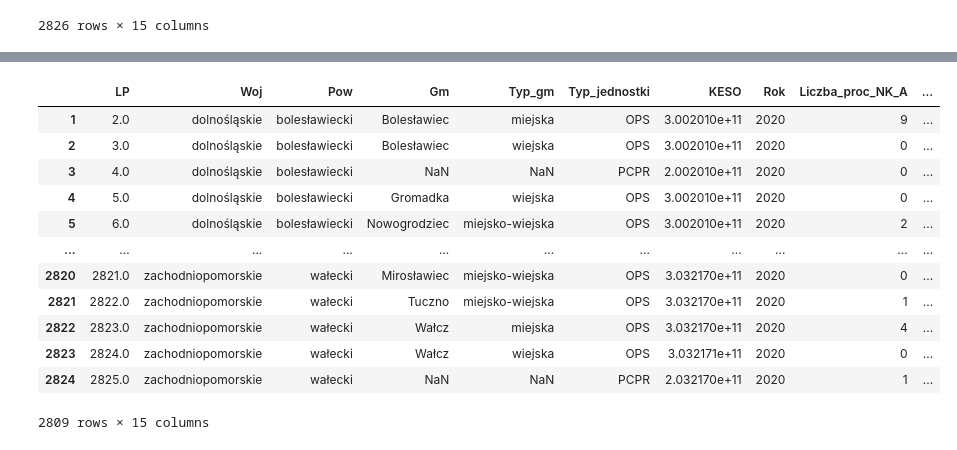
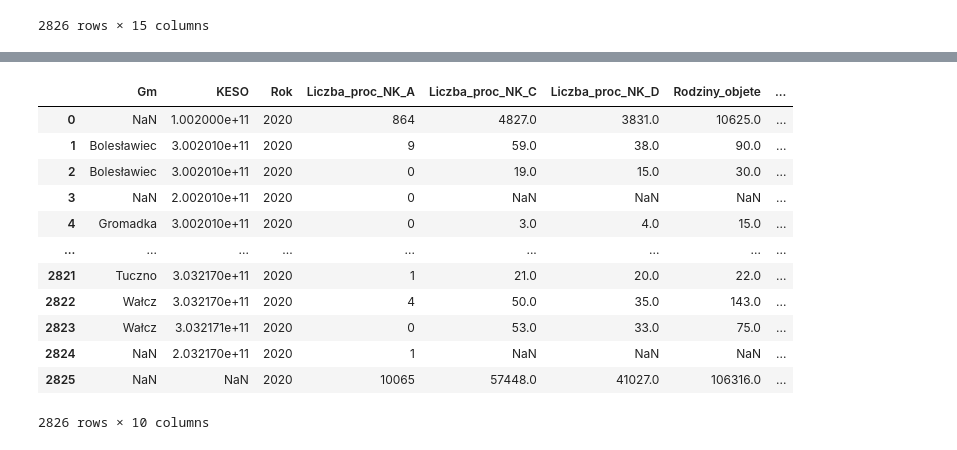
Before and after one commit to Francho03/Praca-licencjacka, a Jupyter notebook: Niebieska_karta2020_2014.ipynb, the cells around one changed output, grey strips where cells are left out. Saved outputs shown, nothing was run; the diff lists cells and outputs as text; code cells hidden in the pictures.

```diff
--- a/Niebieska_karta2020_2014.ipynb
+++ b/Niebieska_karta2020_2014.ipynb
@@ -84,8 +91,8 @@ Sprawozdanie_przemoc_2020
 | 2825 | NaN | RAZEM | NaN | NaN | NaN | NaN | NaN | 10065 | ... |
 2826 rows × 15 columns
 # %%
-Sprawozdanie_przemoc_2020=Sprawozdanie_przemoc_2020[Sprawozdanie_przemoc_2020["Woj"].notna()]
-Sprawozdanie_przemoc_2020= Sprawozdanie_przemoc_2020[Sprawozdanie_przemoc_2020["Pow"].notna()]
+# Sprawozdanie_przemoc_2020=Sprawozdanie_przemoc_2020[Sprawozdanie_przemoc_2020["Woj"].notna()]
+# Sprawozdanie_przemoc_2020= Sprawozdanie_przemoc_2020[Sprawozdanie_przemoc_2020["Pow"].notna()]
 Sprawozdanie_przemoc_2020
 # %% [output]
 |  | LP | Woj | Pow | Gm | Typ_gm | Typ_jednostki | KESO | Liczba_proc_NK_A | ... |
@@ -104,20 +128,20 @@ Sprawozdanie_przemoc_2020
 # %%
-Sprawozdanie_przemoc_2020= Sprawozdanie_przemoc_2020.iloc[:, [0,1,2,3,4,5,6,14,7,8,9,10,11,12,13]]
+Sprawozdanie_przemoc_2020= Sprawozdanie_przemoc_2020.iloc[:, [3,6,14,7,8,9,10,11,12,13]]
 Sprawozdanie_przemoc_2020
 # %% [output]
-|  | LP | Woj | Pow | Gm | Typ_gm | Typ_jednostki | KESO | Rok | Liczba_proc_NK_A | ... |
-| 1 | 2.0 | dolnośląskie | bolesławiecki | Bolesławiec | miejska | OPS | 3.002010e+11 | 2020 | 9 | ... |
-| 2 | 3.0 | dolnośląskie | bolesławiecki | Bolesławiec | wiejska | OPS | 3.002010e+11 | 2020 | 0 | ... |
-| 3 | 4.0 | dolnośląskie | bolesławiecki | NaN | NaN | PCPR | 2.002010e+11 | 2020 | 0 | ... |
-| 4 | 5.0 | dolnośląskie | bolesławiecki | Gromadka | wiejska | OPS | 3.002010e+11 | 2020 | 0 | ... |
-| 5 | 6.0 | dolnośląskie | bolesławiecki | Nowogrodziec | miejsko-wiejska | OPS | 3.002010e+11 | 2020 | 2 | ... |
-| ... | ... | ... | ... | ... | ... | ... | ... | ... | ... | ... |
-| 2820 | 2821.0 | zachodniopomorskie | wałecki | Mirosławiec | miejsko-wiejska | OPS | 3.032170e+11 | 2020 | 0 | ... |
-| 2821 | 2822.0 | zachodniopomorskie | wałecki | Tuczno | miejsko-wiejska | OPS | 3.032170e+11 | 2020 | 1 | ... |
-| 2822 | 2823.0 | zachodniopomorskie | wałecki | Wałcz | miejska | OPS | 3.032170e+11 | 2020 | 4 | ... |
-| 2823 | 2824.0 | zachodniopomorskie | wałecki | Wałcz | wiejska | OPS | 3.032171e+11 | 2020 | 0 | ... |
-| 2824 | 2825.0 | zachodniopomorskie | wałecki | NaN | NaN | PCPR | 2.032170e+11 | 2020 | 1 | ... |
+|  | Gm | KESO | Rok | Liczba_proc_NK_A | Liczba_proc_NK_C | Liczba_proc_NK_D | Rodziny_objete | ... |
+| 0 | NaN | 1.002000e+11 | 2020 | 864 | 4827.0 | 3831.0 | 10625.0 | ... |
+| 1 | Bolesławiec | 3.002010e+11 | 2020 | 9 | 59.0 | 38.0 | 90.0 | ... |
+| 2 | Bolesławiec | 3.002010e+11 | 2020 | 0 | 19.0 | 15.0 | 30.0 | ... |
+| 3 | NaN | 2.002010e+11 | 2020 | 0 | NaN | NaN | NaN | ... |
+| 4 | Gromadka | 3.002010e+11 | 2020 | 0 | 3.0 | 4.0 | 15.0 | ... |
+| ... | ... | ... | ... | ... | ... | ... | ... | ... |
+| 2821 | Tuczno | 3.032170e+11 | 2020 | 1 | 21.0 | 20.0 | 22.0 | ... |
+| 2822 | Wałcz | 3.032170e+11 | 2020 | 4 | 50.0 | 35.0 | 143.0 | ... |
+| 2823 | Wałcz | 3.032171e+11 | 2020 | 0 | 53.0 | 33.0 | 75.0 | ... |
+| 2824 | NaN | 2.032170e+11 | 2020 | 1 | NaN | NaN | NaN | ... |
+| 2825 | NaN | NaN | 2020 | 10065 | 57448.0 | 41027.0 | 106316.0 | ... |
-2809 rows × 15 columns
+2826 rows × 10 columns
 # %%
 Sprawozdanie_przemoc_2019=pd.read_excel("/content/drive/MyDrive/przemoc-domowa/Sprawozdanie przemoc_2019.xls", sheet_name="Część 15",skiprows=14, na_values=['-', 'X'], header=None,names=column_names)
 
```
Also changed, not shown: parts of 19 cells of this notebook.
